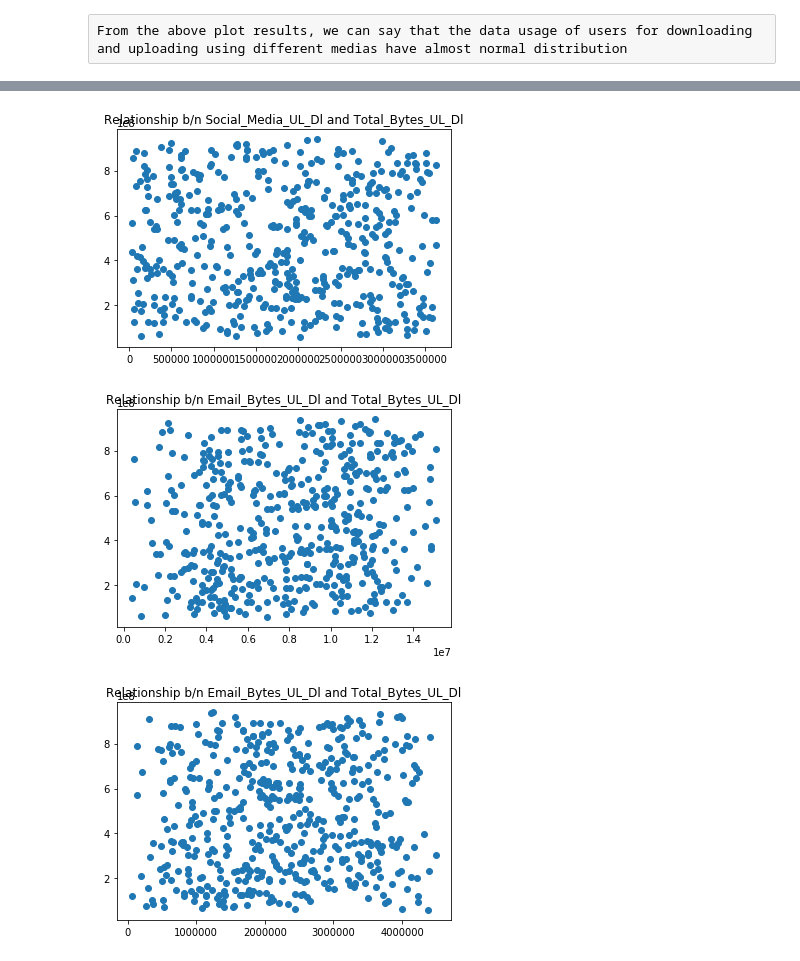
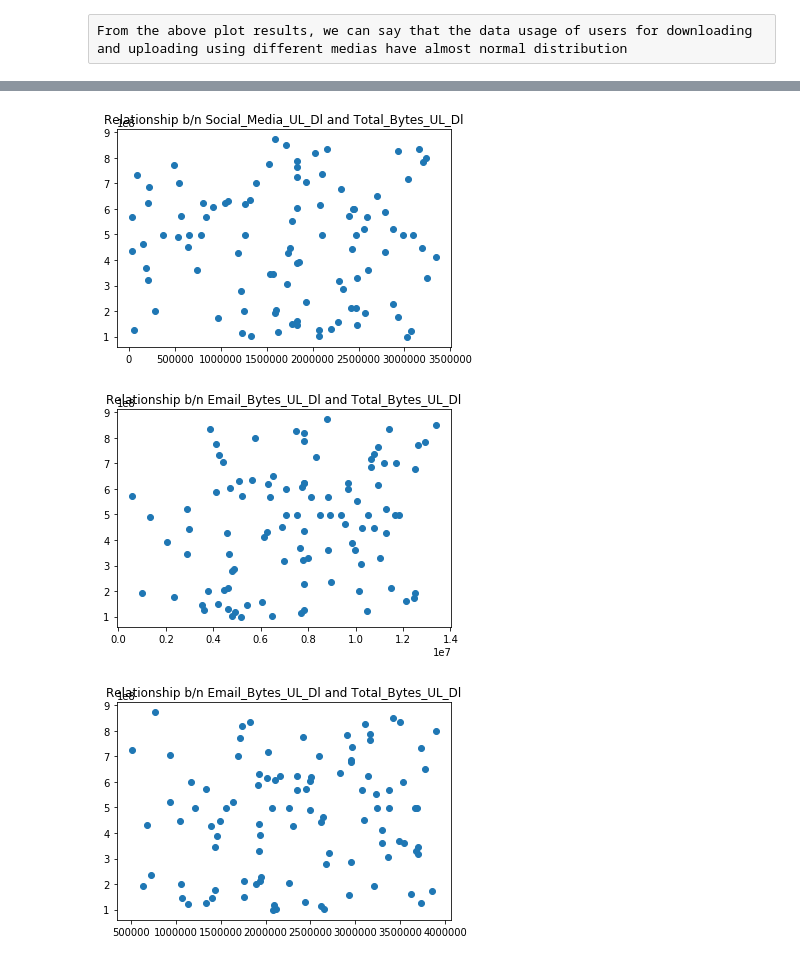
Before and after one commit to Haftom2323/10_Academy_Week1_Challenge, a Jupyter notebook: notebooks/data_cleaning and exploration.ipynb, the cells around one changed output, grey strips where cells are left out. Saved outputs shown, nothing was run; the diff lists cells and outputs as text; code cells hidden in the pictures.

Commit message:
outliers fixed

```diff
--- a/notebooks/data_cleaning and exploration.ipynb
+++ b/notebooks/data_cleaning and exploration.ipynb
@@ -478,5 +478,11 @@ df.head()
 | 2 | 3.376063e+10 | 1.311448e+19 | 1361762.0 | 1726277.0 | 10229119.0 | 3363124.0 | ... |
 | 3 | 3.375034e+10 | 1.311448e+19 | 1321509.0 | 657493.0 | 11811761.0 | 2070983.0 | ... |
 | 4 | 3.369980e+10 | 1.311448e+19 | 1089009.0 | 912788.0 | 7748843.0 | 2110349.0 | ... |
+# %%
+#fix outliers
+columns = df.columns.to_list()
+columns.remove('MSISDN/Number')
+for i in columns:
+    df[i] = np.where(df[i] > df[i].quantile(0.95), df[i].median(),df[i])
 # %%
 def uivariate_plot(col,title):
@@ -529,16 +531,16 @@ new_df.boxplot()
 # %%
 def bivariate_plot(df,col,title):
-    plt.scatter(df[col],df['Total_Bytes_UL_Dl'])
+    plt.scatter(df[col],df['Total_Bytes_UL_Dl'],)
     plt.title(title)
-bivariate_plot(new_df.head(500),'Social_Media_UL_Dl','Relationship b/n Social_Media_UL_Dl and Total_Bytes_UL_Dl')
+bivariate_plot(df.head(100),'Social_Media_UL_Dl','Relationship b/n Social_Media_UL_Dl and Total_Bytes_UL_Dl')
 # %% [output]
-[figure, old version]
+[figure, new version]
 # %%
-bivariate_plot(new_df.head(500),'Google_Bytes_UL_Dl','Relationship b/n Email_Bytes_UL_Dl and Total_Bytes_UL_Dl')
+bivariate_plot(df.head(100),'Google_Bytes_UL_Dl','Relationship b/n Email_Bytes_UL_Dl and Total_Bytes_UL_Dl')
 # %% [output]
-[figure, old version]
+[figure, new version]
 # %%
-bivariate_plot(new_df.head(500),'Email_Bytes_UL_Dl','Relationship b/n Email_Bytes_UL_Dl and Total_Bytes_UL_Dl')
+bivariate_plot(df.head(100),'Email_Bytes_UL_Dl','Relationship b/n Email_Bytes_UL_Dl and Total_Bytes_UL_Dl')
 # %% [output]
-[figure, old version]
+[figure, new version]
 # %%
```
Also changed, not shown: parts of 16 cells of this notebook.
